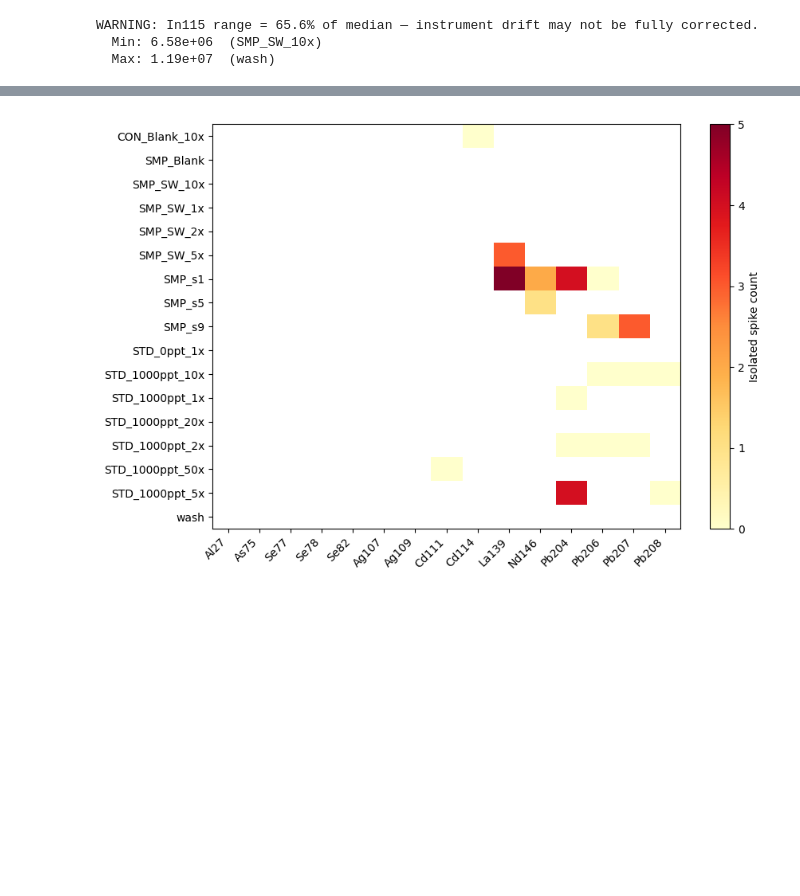
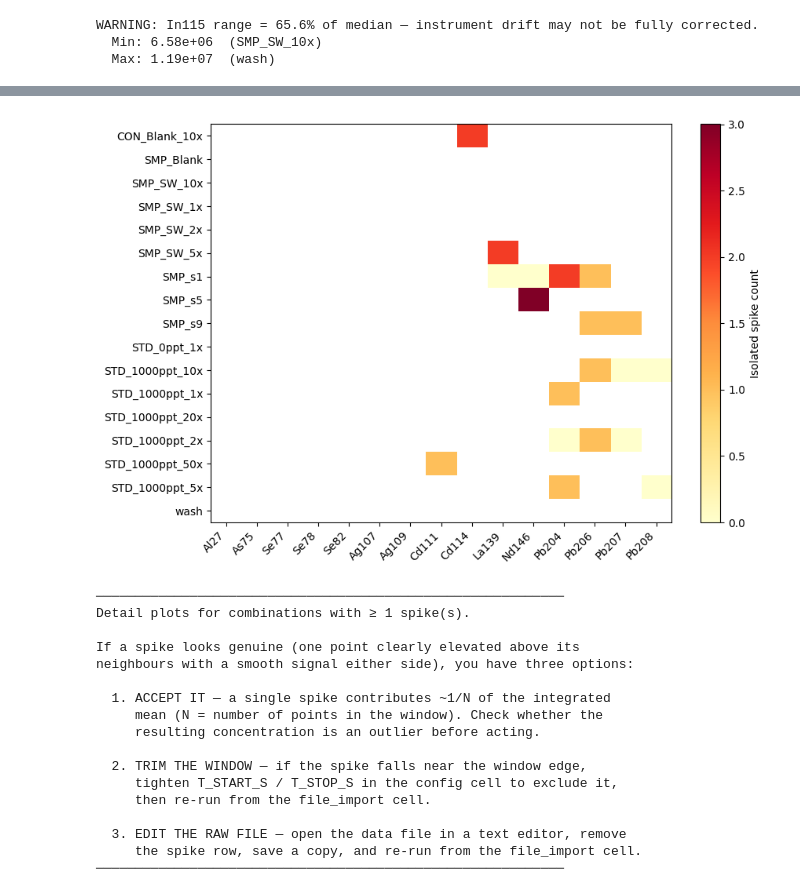
Before and after one commit to HalBradbury/ICP-MS_TRA, a Jupyter notebook: DataExtraction_Final.ipynb, the cells around one changed output, grey strips where cells are left out. Saved outputs shown, nothing was run; the diff lists cells and outputs as text; code cells hidden in the pictures; blank space fills up the shorter version.

Commit message:
Add spike detail plots and README instructions for spike detection

```diff
--- a/DataExtraction_Final.ipynb
+++ b/DataExtraction_Final.ipynb
@@ -396,21 +396,29 @@ WARNING: In115 range = 65.6% of median — instrument drift may not be fully cor
 # adjacent flags and would otherwise swamp the output).
 #
 # Only runs on element/file combinations where peak/median > MIN_PEAK_RATIO.
+#
+# SPIKE_PLOT_THRESHOLD: any element/file combination with at least this many
+# flagged spikes generates a detail plot for manual inspection.
+# Set to 0 to suppress all detail plots.
 
 _in_col  = 'In115(LR)' if FILE_EXTENSION == 'TXT' else 'In115'
 _sn_col  = 'Sn118(LR)' if FILE_EXTENSION == 'TXT' else 'Sn118'
 _exclude = {_in_col, _sn_col, 'Kr83', 'Kr83(LR)', 'Hg200', 'Hg200(LR)'}
 _analytes = [c for c in elements if c not in _exclude]
 
-N_MAD          = 7    # ← residual threshold in units of MAD
-ROLLING_W      = 5    # ← rolling median window width (points)
-MIN_PEAK_RATIO = 10   # ← skip element/file if peak/median < this
+N_MAD                = 7    # ← residual threshold in units of MAD
+ROLLING_W            = 10   # ← rolling median window width (points)
+MIN_PEAK_RATIO       = 10   # ← skip element/file if peak/median < this
+SPIKE_PLOT_THRESHOLD = 1    # ← generate detail plot if spike count >= this
 
-_spike_data = {}
+_spike_data    = {}
+_spike_details = {}  # keyed by (file_name, element): stores arrays for detail plots
+
 for _name, _win in win_data.items():
     _spikes = {}
     for _col in _analytes:
         _s   = _win[_col].reset_index(drop=True)
+        _t   = _win['Time'].reset_index(drop=True)
         _med = _s.median()
         if _med <= 0 or _s.max() / _med < MIN_PEAK_RATIO:
             _spikes[_col] = np.nan
@@ -423,7 +431,12 @@ for _name, _win in win_data.items():
             continue
         _above    = _resid > N_MAD * _mad
         _isolated = _above & ~_above.shift(1, fill_value=False) & ~_above.shift(-1, fill_value=False)
-        _spikes[_col] = int(_isolated.sum())
+        _count    = int(_isolated.sum())
+        _spikes[_col] = _count
+        if _count >= SPIKE_PLOT_THRESHOLD:
+            _spike_details[(_name, _col)] = {
+                's': _s, 'trend': _trend, 'isolated': _isolated, 'time': _t,
+            }
     _spike_data[_name] = _spikes
 
 _spike_df = pd.DataFrame(_spike_data).T
@@ -444,6 +457,7 @@ else:
     print(f"No isolated spikes detected (N_MAD={N_MAD}, rolling window={ROLLING_W}, "
           f"peak/median>{MIN_PEAK_RATIO}).")
 
+# ── Heatmap overview ──────────────────────────────────────────────────────────
 _plot_vals = _spike_df.values.astype(float)
 _any_data  = not np.all(np.isnan(_plot_vals))
 fig, ax = plt.subplots(figsize=(max(8, len(_analytes) * 0.6), max(4, len(_spike_data) * 0.35)))
@@ -456,4 +470,41 @@ ax.set_yticklabels(_spike_df.index)
 plt.colorbar(im, ax=ax, label='Isolated spike count')
 plt.tight_layout()
 plt.show()
+
+# ── Detail plots for flagged combinations ─────────────────────────────────────
+if _spike_details:
+    print(f"\n{'─' * 60}")
+    print(f"Detail plots for combinations with ≥ {SPIKE_PLOT_THRESHOLD} spike(s).")
+    print()
+    print("If a spike looks genuine (one point clearly elevated above its")
+    print("neighbours with a smooth signal either side), you have three options:")
+    print()
+    print("  1. ACCEPT IT — a single spike contributes ~1/N of the integrated")
+    print("     mean (N = number of points in the window). Check whether the")
+    print("     resulting concentration is an outlier before acting.")
+    print()
+    print("  2. TRIM THE WINDOW — if the spike falls near the window edge,")
+    print("     tighten T_START_S / T_STOP_S in the config cell to exclude it,")
+    print("     then re-run from the file_import cell.")
+    print()
+    print("  3. EDIT THE RAW FILE — open the data file in a text editor, remove")
+    print("     the spike row, save a copy, and re-run from the file_import cell.")
+    print(f"{'─' * 60}\n")
+
+    for (_name, _col), _d in _spike_details.items():
+        _s, _trend, _isolated, _t = _d['s'], _d['trend'], _d['isolated'], _d['time']
+        _n_pts = int(_isolated.sum())
+
+        fig, ax = plt.subplots(figsize=(9, 3))
+        ax.plot(_t, _s, label='Signal')
+        ax.plot(_t, _trend, ls='--', label=f'Rolling median (w = {ROLLING_W})')
+        ax.scatter(_t[_isolated], _s[_isolated], color='C3', zorder=5,
+                   label=f'Flagged spike ({_n_pts} pt{"s" if _n_pts > 1 else ""})')
+        ax.set_xlabel('Time (s)')
+        ax.set_ylabel(f'{_col} (cts s⁻¹)')
+        ax.text(0.02, 0.97, f'{_name}  |  {_col}', transform=ax.transAxes,
+                va='top', fontweight='bold')
+        ax.legend(loc='upper right')
+        plt.tight_layout()
+        plt.show()
 # %% [output]
@@ -469 +524,18 @@ Isolated spikes detected (rolling-MAD, N=7, window=5, peak/median>10):
-[figure, old version]
+[figure, new version]
+────────────────────────────────────────────────────────────
+Detail plots for combinations with ≥ 1 spike(s).
+
+If a spike looks genuine (one point clearly elevated above its
+neighbours with a smooth signal either side), you have three options:
+
+  1. ACCEPT IT — a single spike contributes ~1/N of the integrated
+     mean (N = number of points in the window). Check whether the
+     resulting concentration is an outlier before acting.
+
+  2. TRIM THE WINDOW — if the spike falls near the window edge,
+     tighten T_START_S / T_STOP_S in the config cell to exclude it,
+     then re-run from the file_import cell.
+
+  3. EDIT THE RAW FILE — open the data file in a text editor, remove
+     the spike row, save a copy, and re-run from the file_import cell.
+────────────────────────────────────────────────────────────
```
Also changed, not shown: parts of 4 cells of this notebook, 1 other file.
